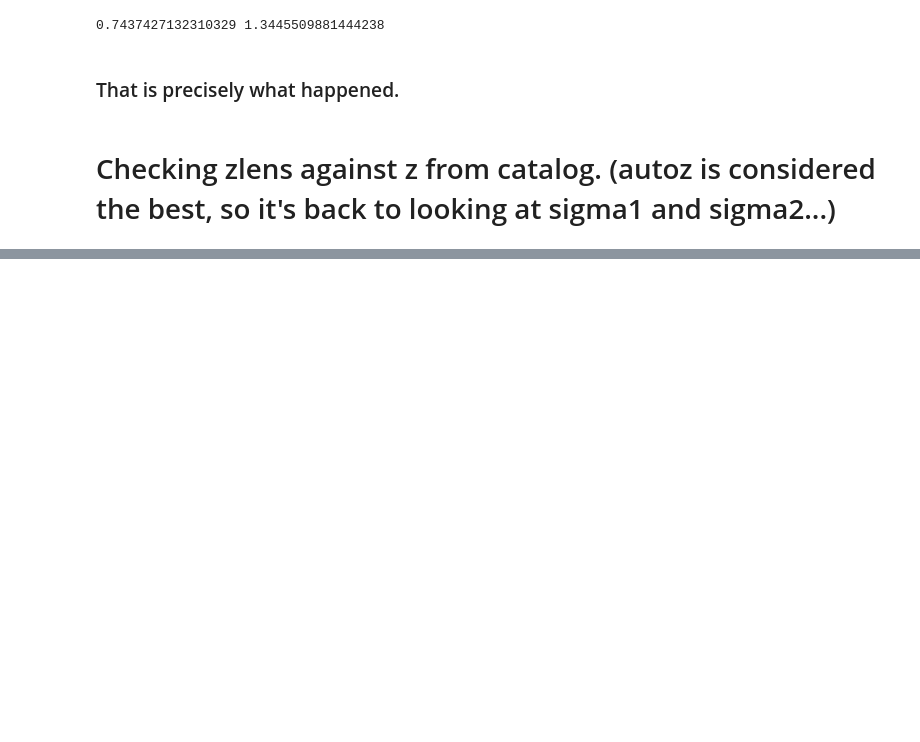
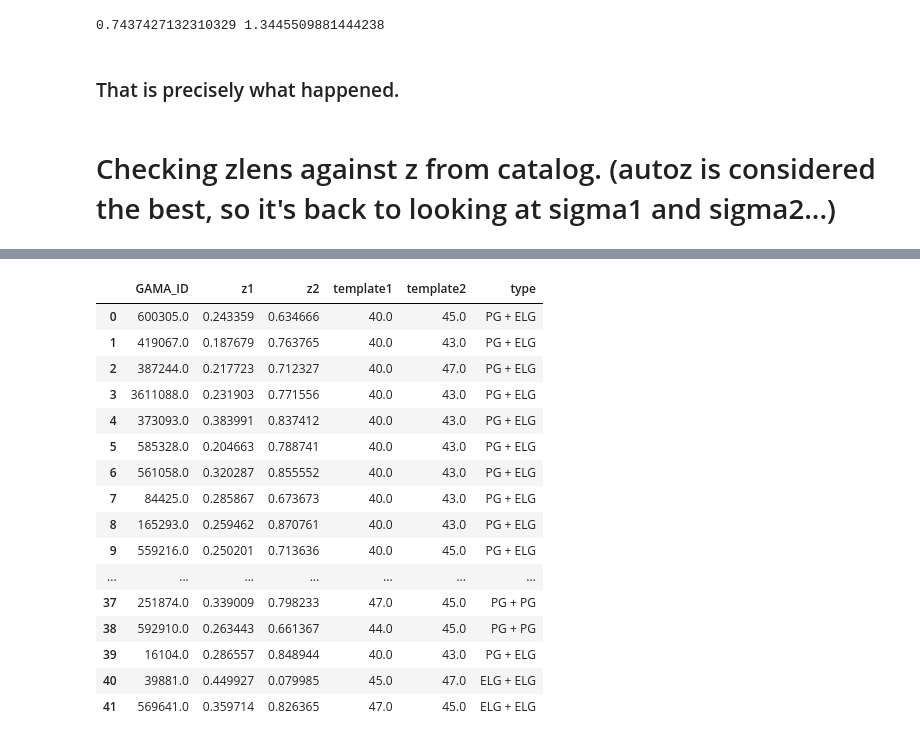
Before and after one commit to shawnknabel/autoz_lens_model, a Jupyter notebook: notebooks/master.ipynb, the cells around one changed output, grey strips where cells are left out. Saved outputs shown, nothing was run; the diff lists cells and outputs as text; code cells hidden in the pictures; blank space fills up the shorter version.

```diff
--- a/notebooks/master.ipynb
+++ b/notebooks/master.ipynb
@@ -2106,3 +2141,23 @@ samples_matchedtosource.sigma1/samples_matchedtosource.sigma2
 33    1.476068
 40    1.536905
 dtype: float64
+# %%
+samples[['GAMA_ID','z1','z2','template1','template2','type']]
+# %% [output]
+|  | GAMA_ID | z1 | z2 | template1 | template2 | type |
+| 0 | 600305.0 | 0.243359 | 0.634666 | 40.0 | 45.0 | PG + ELG |
+| 1 | 419067.0 | 0.187679 | 0.763765 | 40.0 | 43.0 | PG + ELG |
+| 2 | 387244.0 | 0.217723 | 0.712327 | 40.0 | 47.0 | PG + ELG |
+| 3 | 3611088.0 | 0.231903 | 0.771556 | 40.0 | 43.0 | PG + ELG |
+| 4 | 373093.0 | 0.383991 | 0.837412 | 40.0 | 43.0 | PG + ELG |
+| 5 | 585328.0 | 0.204663 | 0.788741 | 40.0 | 43.0 | PG + ELG |
+| 6 | 561058.0 | 0.320287 | 0.855552 | 40.0 | 43.0 | PG + ELG |
+| 7 | 84425.0 | 0.285867 | 0.673673 | 40.0 | 43.0 | PG + ELG |
+| 8 | 165293.0 | 0.259462 | 0.870761 | 40.0 | 43.0 | PG + ELG |
+| 9 | 559216.0 | 0.250201 | 0.713636 | 40.0 | 45.0 | PG + ELG |
+| ... | ... | ... | ... | ... | ... | ... |
+| 37 | 251874.0 | 0.339009 | 0.798233 | 47.0 | 45.0 | PG + PG |
+| 38 | 592910.0 | 0.263443 | 0.661367 | 44.0 | 45.0 | PG + PG |
+| 39 | 16104.0 | 0.286557 | 0.848944 | 40.0 | 43.0 | PG + ELG |
+| 40 | 39881.0 | 0.449927 | 0.079985 | 45.0 | 47.0 | ELG + ELG |
+| 41 | 569641.0 | 0.359714 | 0.826365 | 47.0 | 45.0 | ELG + ELG |
```
Also changed, not shown: parts of 14 cells of this notebook, 6 other files.
